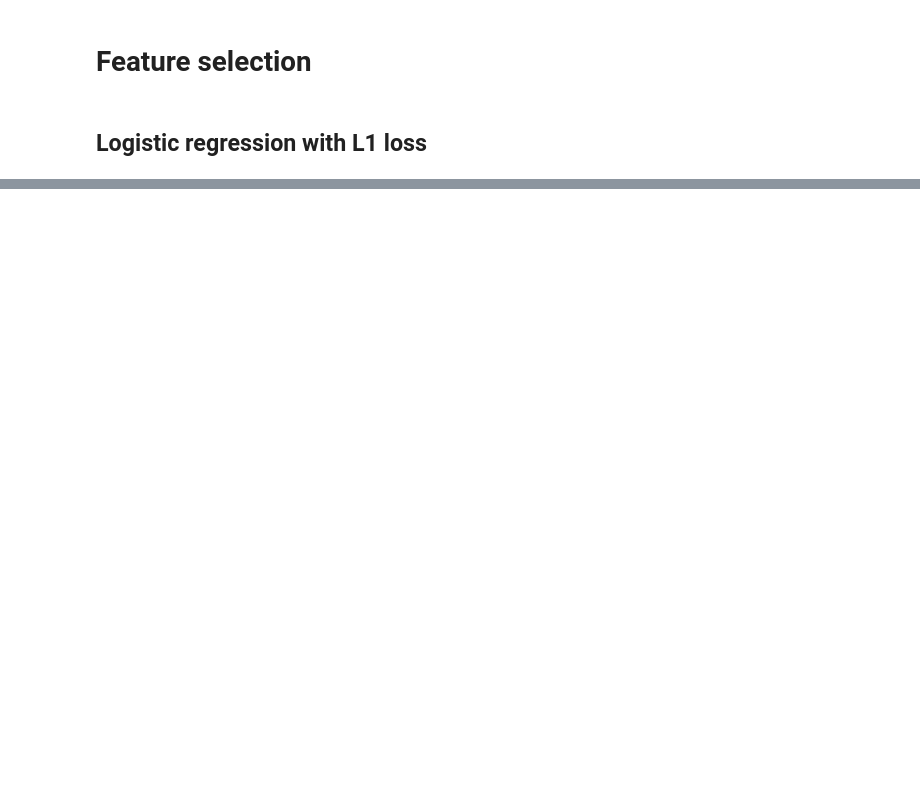
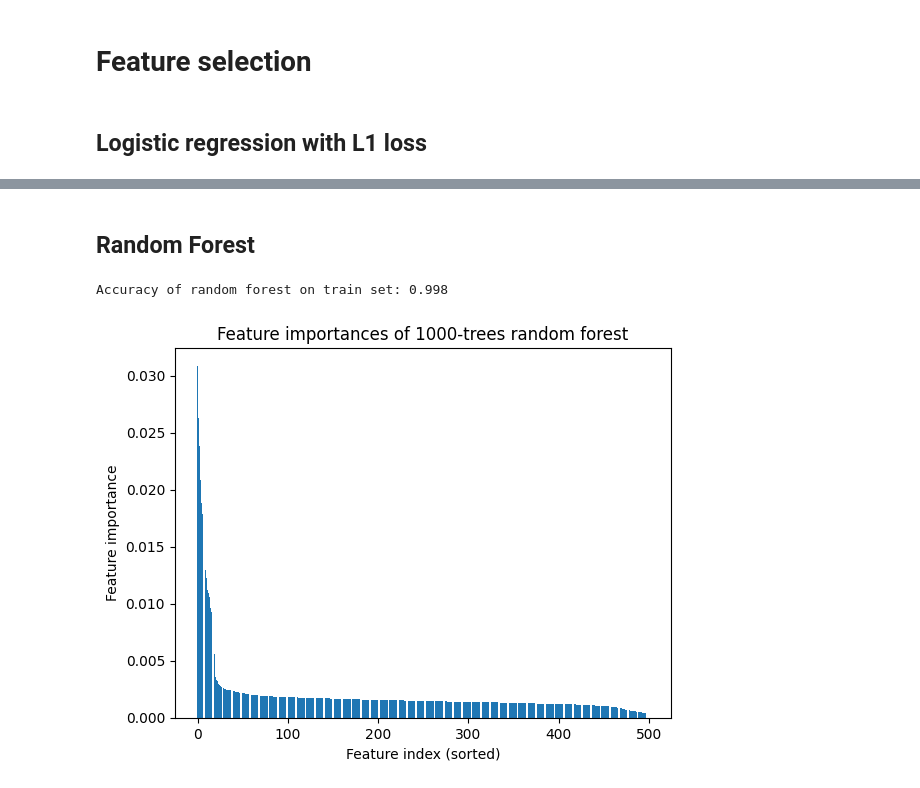
Before and after one commit to mstaczek/Feature-Selection-methods-project, a Jupyter notebook: artificial_testing.ipynb, the cells around one changed output, grey strips where cells are left out. Cells and saved outputs as stored; diff of their text form; code cells hidden in the pictures; blank space fills up the shorter version.

Commit message:
add random forest with xgboost

```diff
--- a/artificial_testing.ipynb
+++ b/artificial_testing.ipynb
@@ -60,0 +71,21 @@ plt.show()
+# %% [markdown]
+## Random Forest
+# %%
+# import random forest
+from sklearn.ensemble import RandomForestClassifier
+
+# train random forest
+N = 1000
+rf = RandomForestClassifier(n_estimators=N, max_depth=7, random_state=1)
+rf.fit(X_train, y_train)
+print('Accuracy of random forest on train set: {:.3f}'.format(rf.score(X_train, y_train)))
+importances = rf.feature_importances_
+from matplotlib import pyplot as plt
+plt.bar(list(range(len(importances))), sorted(importances, reverse=True))
+plt.title(f'Feature importances of {N}-trees random forest')
+plt.xlabel('Feature index (sorted)')
+plt.ylabel('Feature importance')
+plt.show()
+# %% [output]
+Accuracy of random forest on train set: 0.998
+[figure, added]
```
Also changed, not shown: parts of 9 cells of this notebook.
